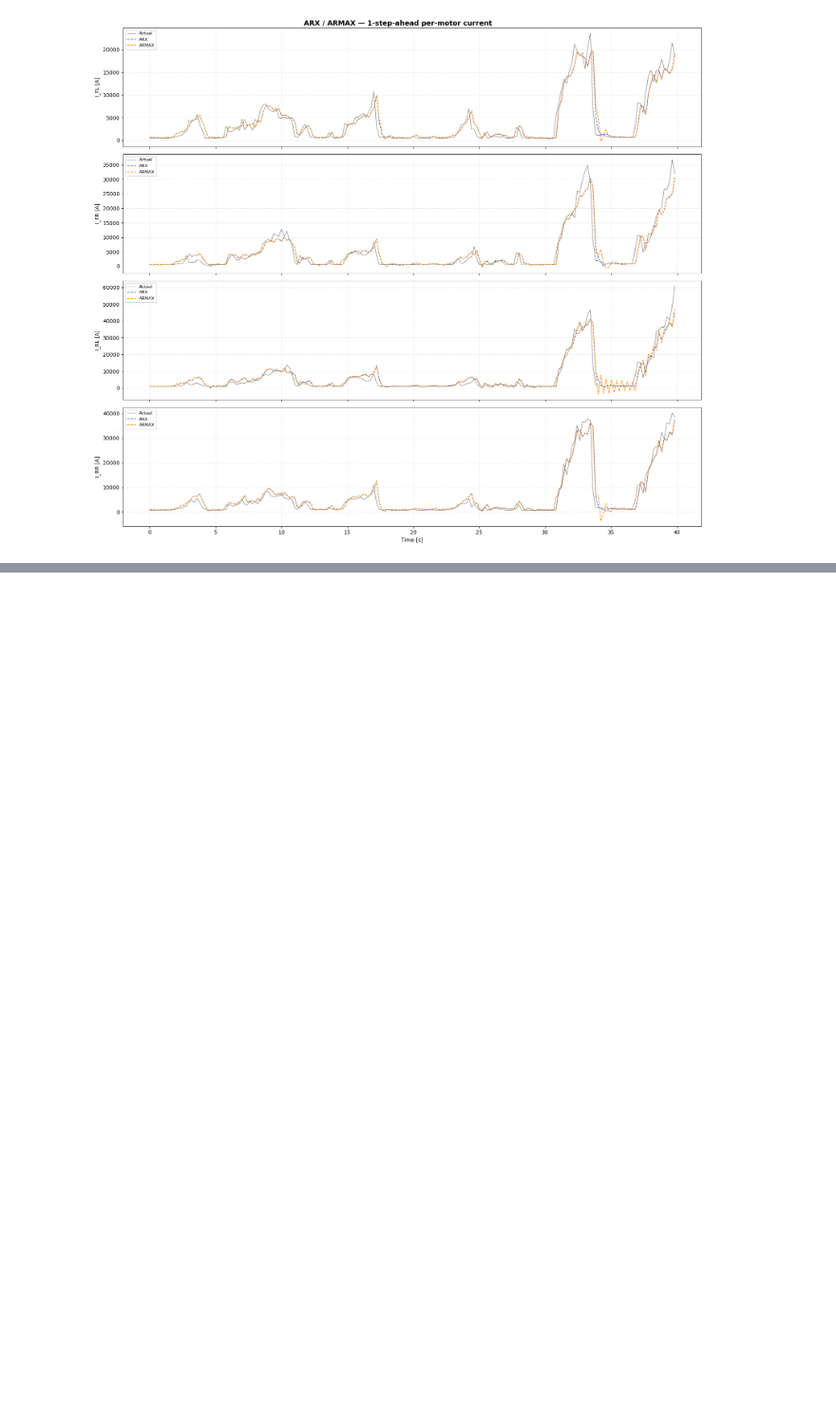
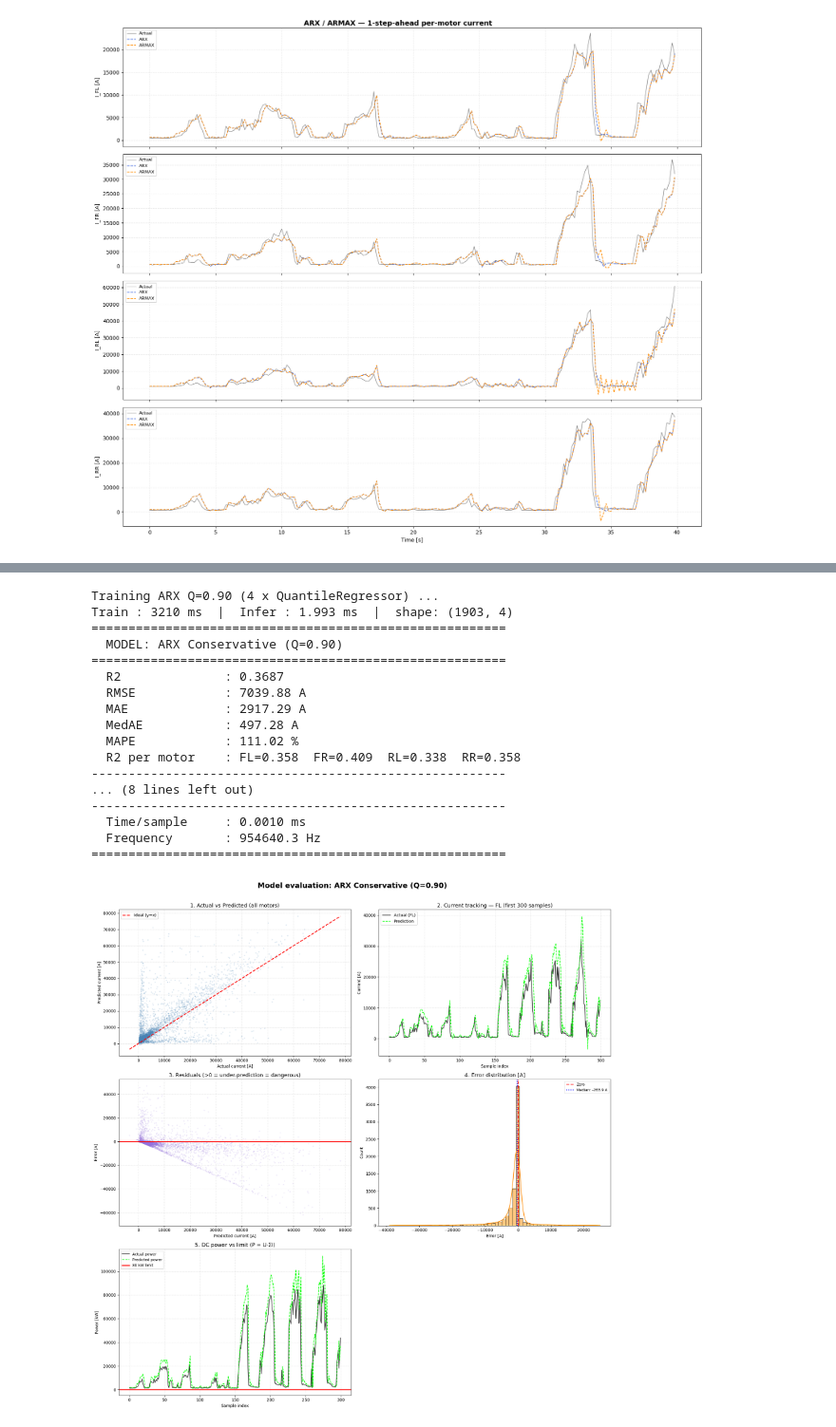
Before and after one commit to PUT-Motorsport/PUTM_EV_FF_CurrentLoop, a Jupyter notebook: src/04_arx_armax.ipynb, the cells around one changed output, grey strips where cells are left out. Shown at 95% size. Cells and saved outputs as stored; diff of their text form; code cells hidden in the pictures; blank space fills up the shorter version.

```diff
--- a/src/04_arx_armax.ipynb
+++ b/src/04_arx_armax.ipynb
@@ -230,0 +221,39 @@ ARMAX (Ridge) 0.475  6422.519 2689.191    514.428   106.004          31.069
+# %%
+from functions.arx import ARXModel
+
+arx_q = ARXModel(alpha=1.0, quantile=0.90)
+
+print('Training ARX Q=0.90 (4 x QuantileRegressor) ...')
+t0 = time.perf_counter()
+arx_q.fit(X_train, y_train)     # fits 4 single-output QuantileRegressors internally
+t_train_arxq = time.perf_counter() - t0
+
+t0 = time.perf_counter()
+y_pred_arx_q = arx_q.predict(X_test)
+t_infer_arxq = time.perf_counter() - t0
+
+print(f'Train : {t_train_arxq*1000:.0f} ms  |  Infer : {t_infer_arxq*1000:.3f} ms  |  shape: {y_pred_arx_q.shape}')
+
+m_arx_q = display_model_results(
+    'ARX Conservative (Q=0.90)', y_test, y_pred_arx_q, t_infer_arxq,
+    voltage=U_test, motor_names=MOTOR_NAMES, save_to_excel=False,
+)
+# %% [output]
+Training ARX Q=0.90 (4 x QuantileRegressor) ...
+Train : 3210 ms  |  Infer : 1.993 ms  |  shape: (1903, 4)
+========================================================
+  MODEL: ARX Conservative (Q=0.90)
+========================================================
+  R2              : 0.3687
+  RMSE            : 7039.88 A
+  MAE             : 2917.29 A
+  MedAE           : 497.28 A
+  MAPE            : 111.02 %
+  R2 per motor    : FL=0.358  FR=0.409  RL=0.338  RR=0.358
+--------------------------------------------------------
+... (8 lines left out)
+--------------------------------------------------------
+  Time/sample     : 0.0010 ms
+  Frequency       : 954640.3 Hz
+========================================================
+[figure, added]
```
Also changed, not shown: parts of 9 cells of this notebook, 4 other files.
